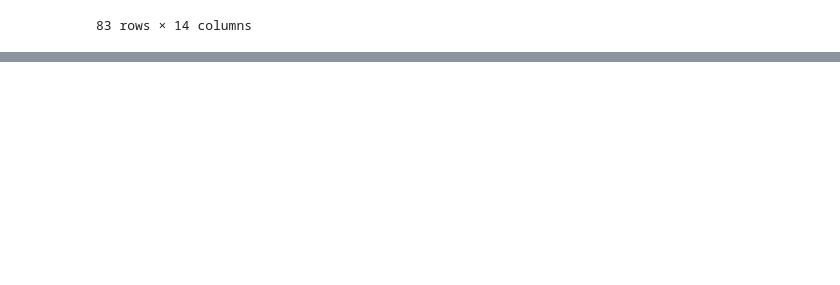
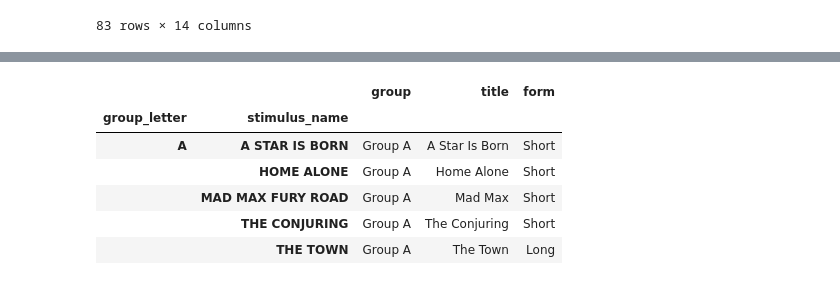
Before and after one commit to NeuralSenseCode/544_WBD_CXCU, a Jupyter notebook: analysis/assemble_uv.ipynb, the cells around one changed output, grey strips where cells are left out. Drawn from its saved outputs; the diff is of its cells as text; code cells hidden in the pictures; blank space fills up the shorter version.

```diff
--- a/analysis/assemble_uv.ipynb
+++ b/analysis/assemble_uv.ipynb
@@ -542,0 +546,57 @@ uv_stage1
+# %%
+# Load stimulus annotations and key-moment timing tables
+uv_stage1 = pd.read_csv(project_root / "results" / "uv_stage1_demographics.csv")
+
+stimulus_map = pd.read_csv(project_root / "data" / "stimulus_rename.csv")
+stimulus_map["group_letter"] = stimulus_map["group"].str.extract(r"Group\s*([A-F])", expand=False).str.upper()
+stimulus_map_lookup = stimulus_map.set_index(["group_letter", "stimulus_name"]).sort_index()
+
+key_moments_raw = pd.read_csv(project_root / "data" / "key_moments.csv")
+time_columns = ["Lead-up Duration", "Key moment Duration_LF"]
+key_moments = key_moments_raw[["title", *time_columns]].dropna(subset=["title"]).copy()
+
+def hhmmss_to_ms(value):
+    """Convert hh:mm:ss strings to integer milliseconds (None on failure)."""
+    if pd.isna(value):
+        return None
+    text = str(value).strip()
+    if not text:
+        return None
+    try:
+        duration = pd.to_timedelta(text)
+    except ValueError:
+        # Handle mm:ss formatted entries by padding hours when possible
+        parts = text.split(":")
+        if len(parts) == 2:
+            try:
+                duration = pd.to_timedelta(f"00:{text}")
+            except ValueError:
+                return None
+        else:
+            return None
+    return int(duration.total_seconds() * 1000)
+
+key_moments["lead_up_ms"] = key_moments["Lead-up Duration"].apply(hhmmss_to_ms)
+key_moments["key_moment_ms"] = key_moments["Key moment Duration_LF"].apply(hhmmss_to_ms)
+key_moment_lookup = key_moments.set_index("title")["lead_up_ms"].to_dict()
+key_duration_lookup = key_moments.set_index("title")["key_moment_ms"].to_dict()
+
+stimulus_map_lookup.head()
+
+# Clear in-memory sensor dataframes to free memory
+import gc
+_sensor_df_names = []
+for _name, _obj in list(globals().items()):
+    if isinstance(_obj, pd.DataFrame) and "SourceStimuliName" in _obj.columns:
+        _sensor_df_names.append(_name)
+        del globals()[_name]
+gc.collect()
+print(f"Cleared sensor dataframes: {_sensor_df_names}")
+# %% [output]
+|  |  | group | title | form |
+| group_letter | stimulus_name |  |  |  |
+| A | A STAR IS BORN | Group A | A Star Is Born | Short |
+|  | HOME ALONE | Group A | Home Alone | Short |
+|  | MAD MAX FURY ROAD | Group A | Mad Max | Short |
+|  | THE CONJURING | Group A | The Conjuring | Short |
+|  | THE TOWN | Group A | The Town | Long |
```
Also changed, not shown: parts of 12 cells of this notebook, 2 other files.
